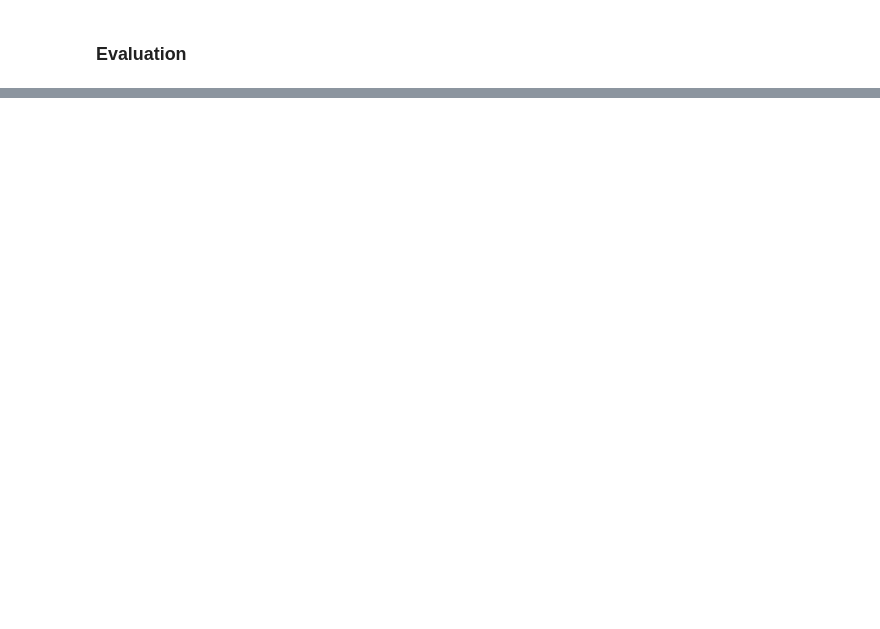
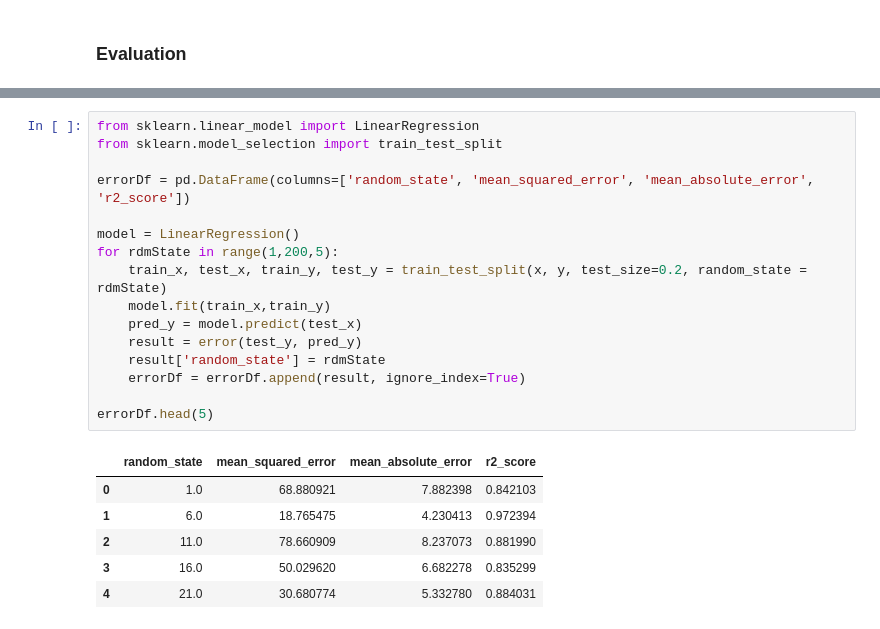
Before and after one commit to umar-anzar/spark-foundation-internship-datascience, a Jupyter notebook: Task1/PredictionUsingSupervisedML.ipynb, the cells around one changed output, grey strips where cells are left out. Saved outputs shown, nothing was run; the diff lists cells and outputs as text; blank space fills up the shorter version.

```diff
--- a/Task1/PredictionUsingSupervisedML.ipynb
+++ b/Task1/PredictionUsingSupervisedML.ipynb
@@ -72,0 +92,23 @@ Reshape your data either using array.reshape(-1, 1) if your data has a single fe
+# %%
+from sklearn.linear_model import LinearRegression
+from sklearn.model_selection import train_test_split
+
+errorDf = pd.DataFrame(columns=['random_state', 'mean_squared_error', 'mean_absolute_error', 'r2_score'])
+
+model = LinearRegression()
+for rdmState in range(1,200,5):
+    train_x, test_x, train_y, test_y = train_test_split(x, y, test_size=0.2, random_state = rdmState)
+    model.fit(train_x,train_y)
+    pred_y = model.predict(test_x)
+    result = error(test_y, pred_y)
+    result['random_state'] = rdmState
+    errorDf = errorDf.append(result, ignore_index=True)
+
+errorDf.head(5)
+# %% [output]
+|  | random_state | mean_squared_error | mean_absolute_error | r2_score |
+| 0 | 1.0 | 68.880921 | 7.882398 | 0.842103 |
+| 1 | 6.0 | 18.765475 | 4.230413 | 0.972394 |
+| 2 | 11.0 | 78.660909 | 8.237073 | 0.881990 |
+| 3 | 16.0 | 50.029620 | 6.682278 | 0.835299 |
+| 4 | 21.0 | 30.680774 | 5.332780 | 0.884031 |
```
Also changed, not shown: parts of 12 cells of this notebook, 1 other file.
